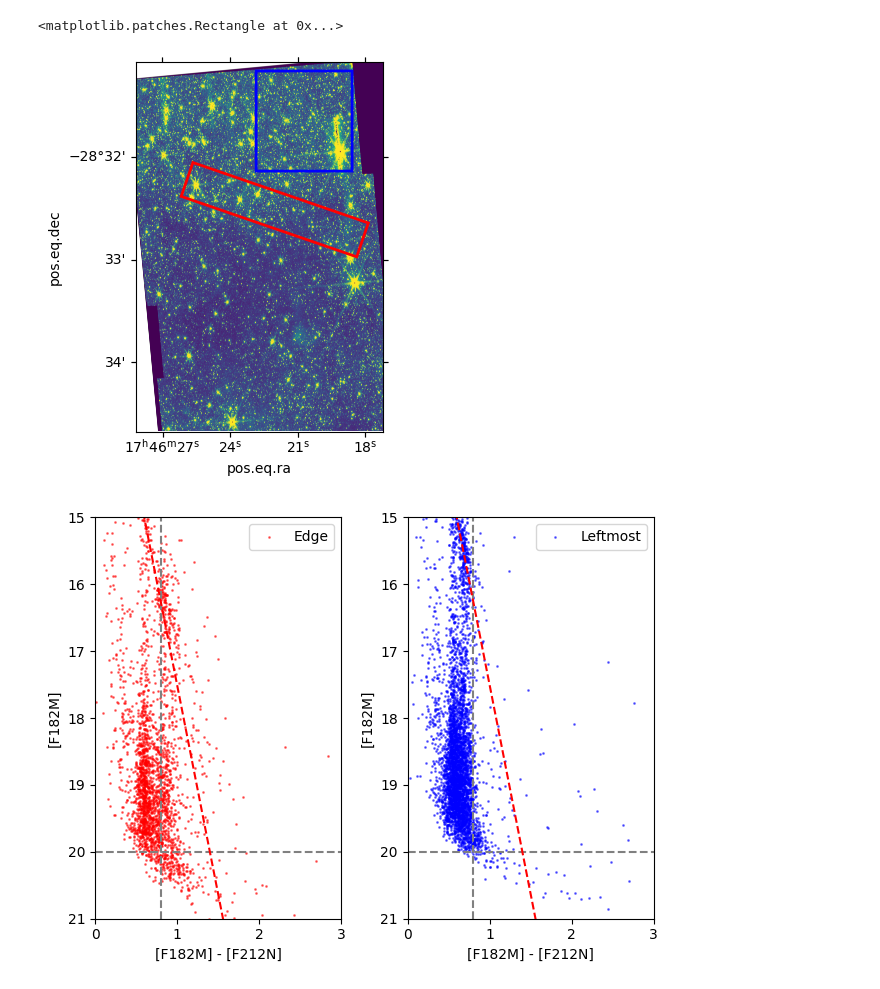
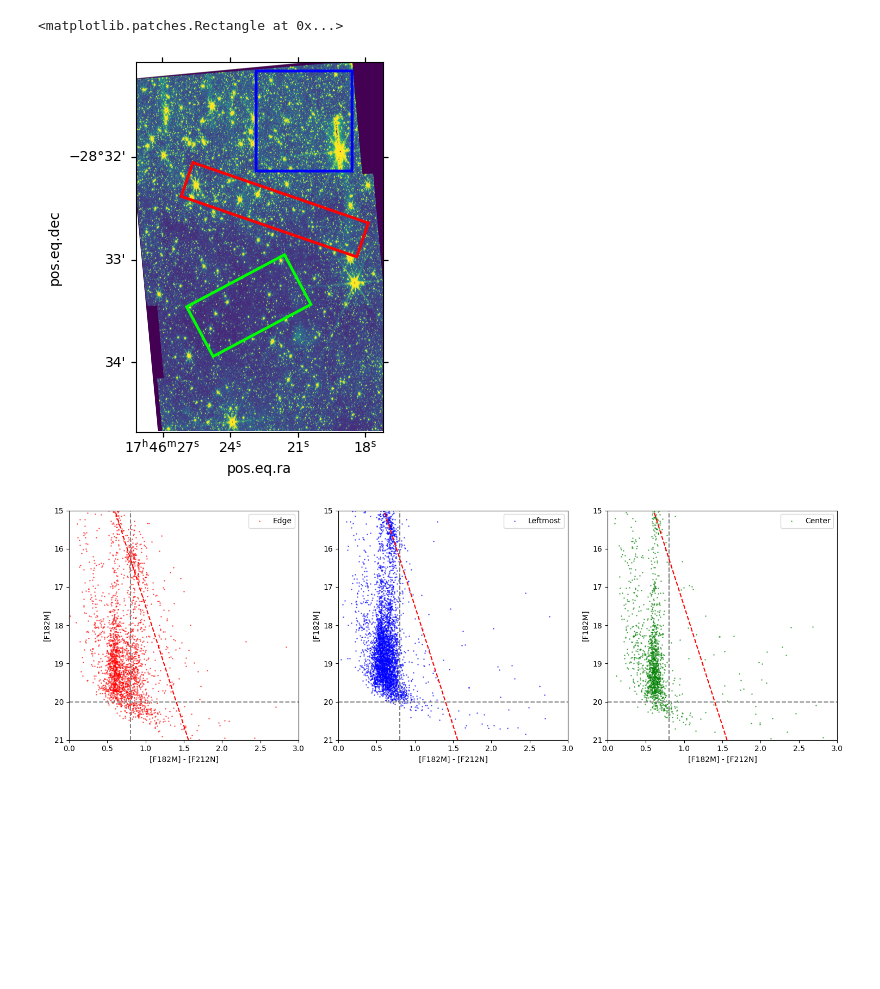
Before and after one commit to SpacialTree/dustridge-cd, a Jupyter notebook: notebooks/dustridge_edge.ipynb, the cells around one changed output. Drawn from its saved outputs; the diff is of its cells as text; code cells hidden in the pictures; blank space fills up the shorter version.

Commit message:
looking center

```diff
--- a/notebooks/dustridge_edge.ipynb
+++ b/notebooks/dustridge_edge.ipynb
@@ -18,6 +18,7 @@ from dust_extinction.averages import CT06_MWLoc, I05_MWAvg, CT06_MWGC, G21_MWAvg
 # %%
 reg_edge = Regions.read('/orange/adamginsburg/jwst/cloudc/regions_/cloudd_edge.reg')
 reg_left = Regions.read('/orange/adamginsburg/jwst/cloudc/regions_/leftmost.reg')
+reg_center = Regions.read('/orange/adamginsburg/jwst/cloudc/regions_/cloudd_center.reg')
 # %%
 pos = SkyCoord('17:46:22.7004243086 -28:32:52.3581961071', unit=(u.hourangle, u.deg), frame='icrs')
 w = 3.6*u.arcmin
@@ -29,39 +30,53 @@ ax = plt.subplot(projection=cutout.wcs)
 plt.imshow(cutout.data, vmin=0, vmax=50)
 reg_edge[0].to_pixel(cutout.wcs).plot(ax=ax, edgecolor='red', facecolor='none', lw=2)
 reg_left[0].to_pixel(cutout.wcs).plot(ax=ax, edgecolor='blue', facecolor='none', lw=2)
+reg_center[0].to_pixel(cutout.wcs).plot(ax=ax, edgecolor='lime', facecolor='none', lw=2)
 # %% [output]
 <matplotlib.patches.Rectangle at 0x...>
-[figure, old version]
+[figure, new version]
 # %%
 cat_use = make_cat_use()
+cat_use.catalog['Av'] = cat_use.get_Av('f182m', 'f212n')
 # %%
 cat_edge = JWSTCatalog(cat_use.table_region_mask(reg_edge, cutout.wcs))
 cat_left = JWSTCatalog(cat_use.table_region_mask(reg_left, cutout.wcs))
+cat_center = JWSTCatalog(cat_use.table_region_mask(reg_center, cutout.wcs))
 # %%
 x = np.linspace(0, 30, 100)
 pt1 = (0.6, 15)
 pt2 = (1., 17.5)
 y = (pt2[1] - pt1[1]) / (pt2[0] - pt1[0]) * (x - pt1[0]) + pt1[1]
 # %%
-ax = plt.subplot(121)
+fig = plt.figure(figsize=(15,5))
+
+ax = plt.subplot(131)
 cat_edge.plot_CMD('f182m', 'f212n', 'f182m', ax=ax, s=1, alpha=0.5, color='r', label='Edge')
 ax.set_xlim(0, 3)
 ax.set_ylim(21, 15)
 ax.axhline(20, color='gray', ls='--')
 ax.axvline(0.8, color='gray', ls='--')
 ax.plot(x, y, color='red', ls='--')
 plt.legend()
 
-ax2 = plt.subplot(122)
+ax2 = plt.subplot(132)
 cat_left.plot_CMD('f182m', 'f212n', 'f182m', ax=ax2, s=1, alpha=0.5, color='b', label='Leftmost')
 ax2.set_xlim(0, 3)
 ax2.set_ylim(21, 15)
 ax2.axhline(20, color='gray', ls='--')
 ax2.axvline(0.8, color='gray', ls='--')
 ax2.plot(x, y, color='red', ls='--')
 plt.legend()
 
+ax3 = plt.subplot(133)
+cat_center.plot_CMD('f182m', 'f212n', 'f182m', ax=ax3, s=1, alpha=0.5, color='g', label='Center')
+ax3.set_xlim(0, 3)
+ax3.set_ylim(21, 15)
+ax3.axhline(20, color='gray', ls='--')
+ax3.axvline(0.8, color='gray', ls='--')
+ax3.plot(x, y, color='red', ls='--')
+plt.legend()
+
 plt.tight_layout()
 # %% [output]
-[figure, old version]
+[figure, new version]
 # %%
```
Also changed, not shown: parts of 5 cells of this notebook.
